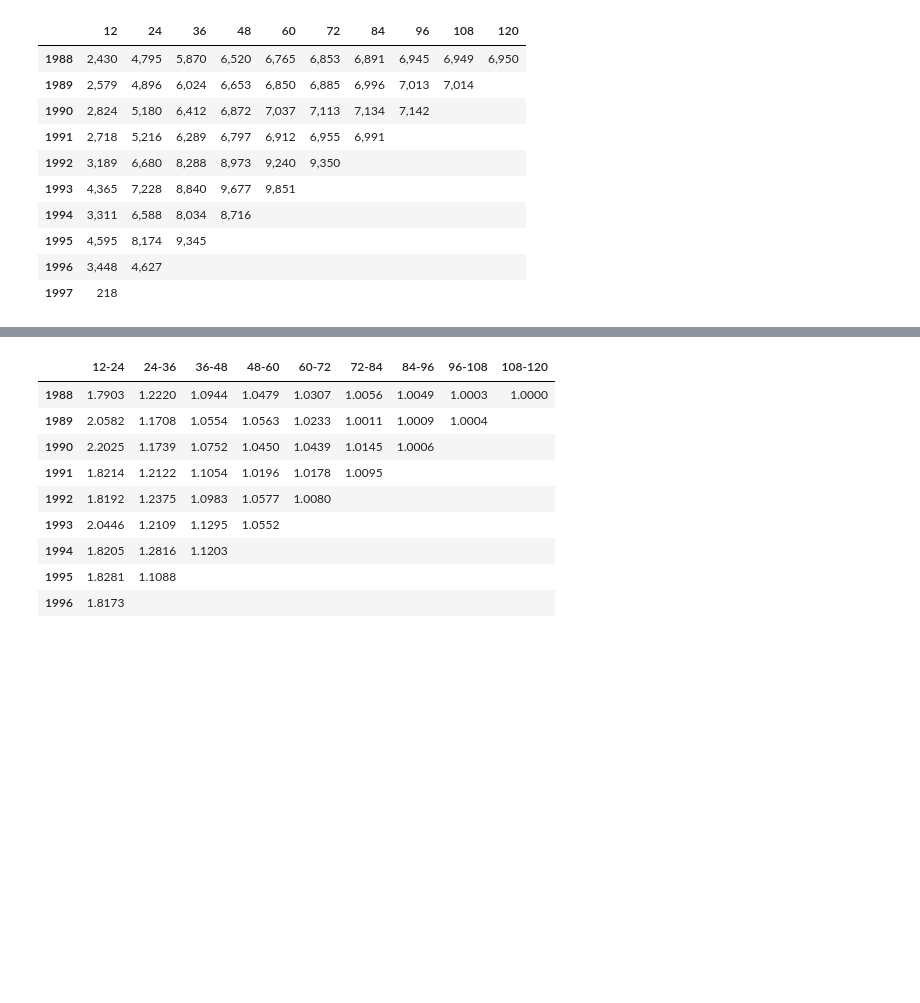
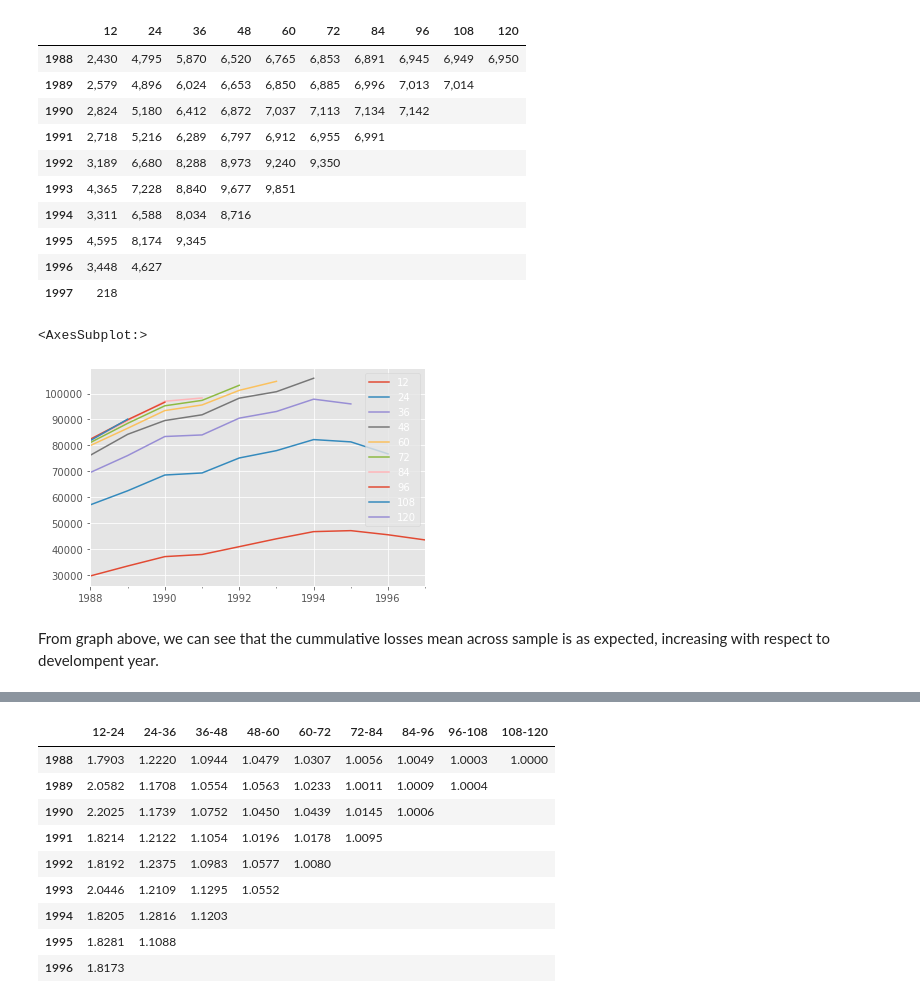
Before and after one commit to rtorresj-un/ML_applied_FinAct, a Jupyter notebook: IDA/IDA.ipynb, the cells around one changed output, grey strips where cells are left out. Cells and saved outputs as stored; diff of their text form; code cells hidden in the pictures; blank space fills up the shorter version.

```diff
--- a/IDA/IDA.ipynb
+++ b/IDA/IDA.ipynb
@@ -271,5 +273,12 @@ auto_triangles.loc["All Nation Ins Co"]["CumPaidLoss_B"]
 | 1997 | 218 |  |  |  |  |  |  |  |  |  |
 # %%
 auto_triangles_filt = auto_triangles["IncurLoss_B", "CumPaidLoss_B"]
+# %%
+auto_triangles_filt["CumPaidLoss_B"].mean(axis=0).mean(axis=1).plot()
+# %% [output]
+<AxesSubplot:>
+[figure, added]
+# %% [markdown]
+From graph above, we can see that the cummulative losses mean across sample is as expected, increasing with respect to develompent year.
 # %%
 triangle_link = auto_triangles_filt.link_ratio
```
Also changed, not shown: parts of 45 cells of this notebook, 3 other files.
